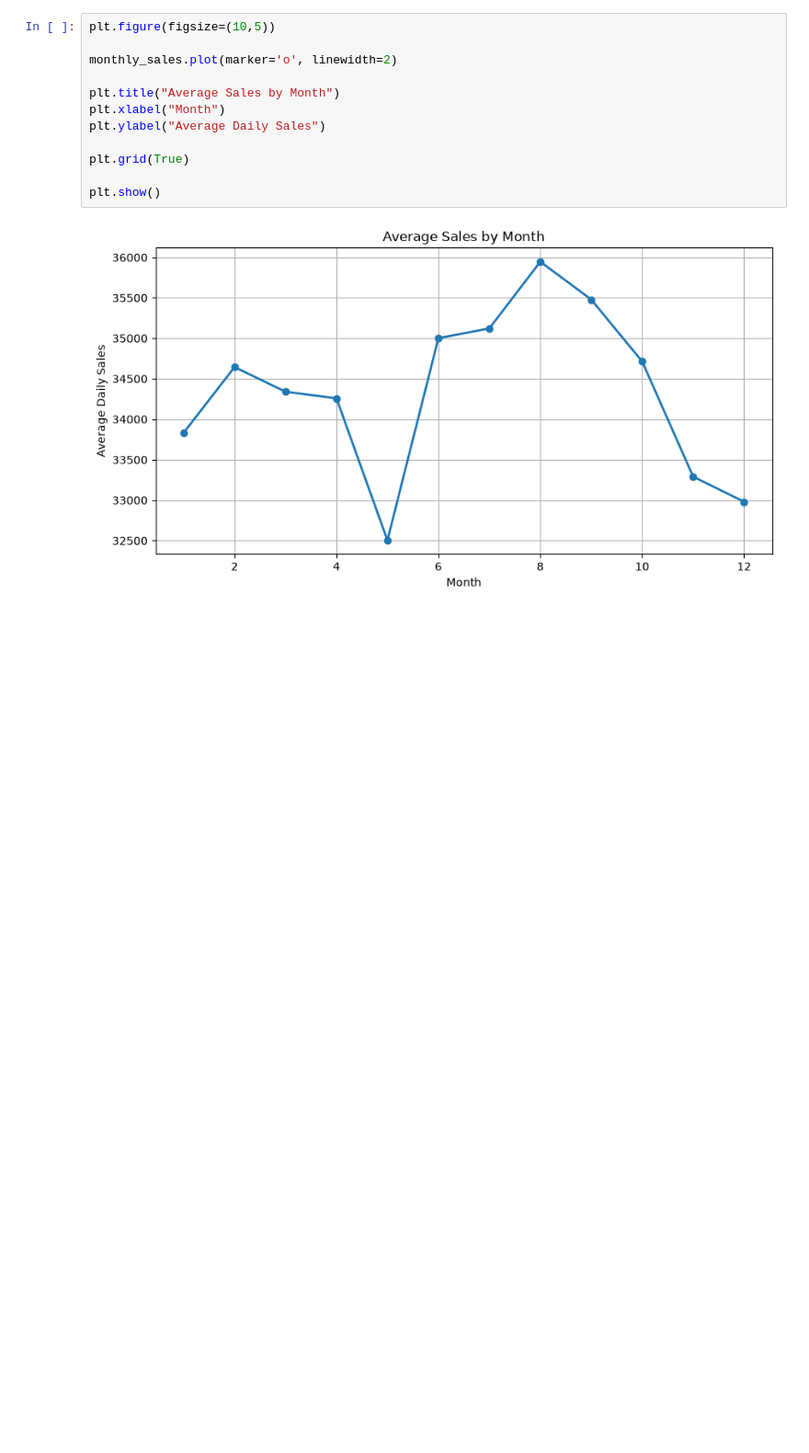
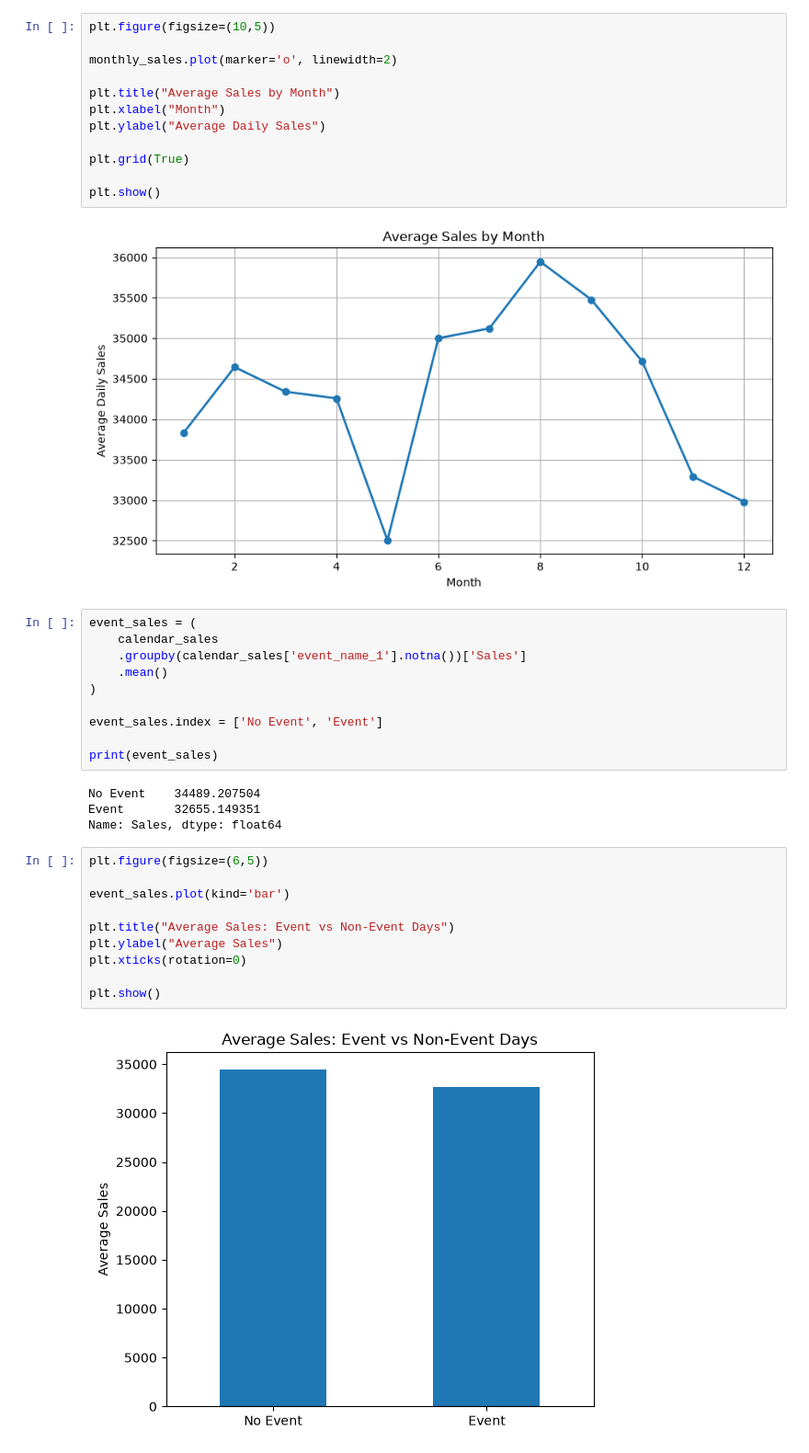
Before and after one commit to cppandey497/M5_Forecasting_Model-Kaggle, a Jupyter notebook: notebooks/01_Data_Understanding.ipynb, the cells around one changed output. Shown at 92% size. Cells and saved outputs as stored; diff of their text form; blank space fills up the shorter version.

```diff
--- a/notebooks/01_Data_Understanding.ipynb
+++ b/notebooks/01_Data_Understanding.ipynb
@@ -886,3 +886,29 @@ plt.grid(True)
 plt.show()
 # %% [output]
 [figure]
+# %%
+event_sales = (
+    calendar_sales
+    .groupby(calendar_sales['event_name_1'].notna())['Sales']
+    .mean()
+)
+
+event_sales.index = ['No Event', 'Event']
+
+print(event_sales)
+# %% [output]
+No Event    34489.207504
+Event       32655.149351
+Name: Sales, dtype: float64
+# %%
+plt.figure(figsize=(6,5))
+
+event_sales.plot(kind='bar')
+
+plt.title("Average Sales: Event vs Non-Event Days")
+plt.ylabel("Average Sales")
+plt.xticks(rotation=0)
+
+plt.show()
+# %% [output]
+[figure, added]
```
Also changed, not shown: parts of 130 cells of this notebook.
